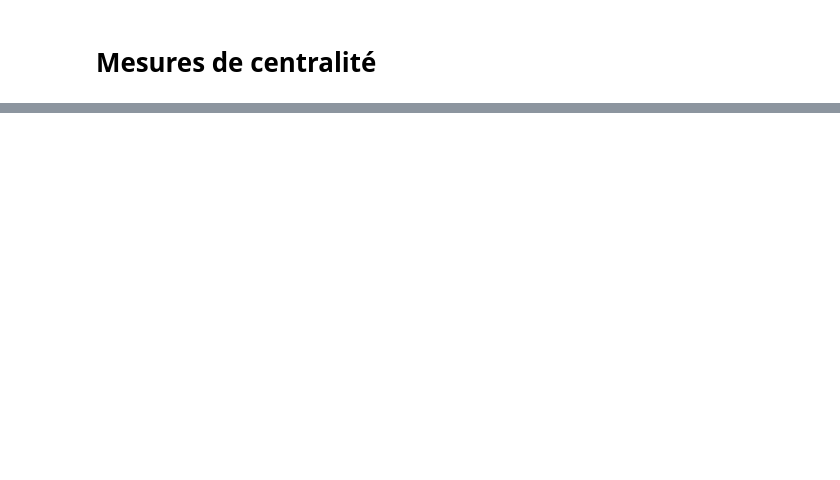
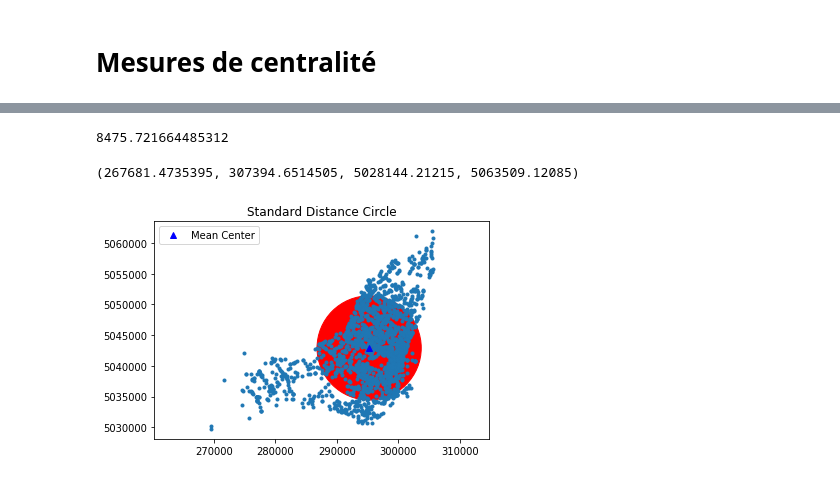
Before and after one commit to nsaunier/CIV8760, a Jupyter notebook: 03-donnees-spatiales.ipynb, the cells around one changed output, grey strips where cells are left out. Saved outputs shown, nothing was run; the diff lists cells and outputs as text; code cells hidden in the pictures; blank space fills up the shorter version.

```diff
--- a/03-donnees-spatiales.ipynb
+++ b/03-donnees-spatiales.ipynb
@@ -47,5 +49,6 @@ from pointpats import PointPattern
 from pointpats.centrography import hull, mbr, mean_center, weighted_mean_center, manhattan_median, std_distance,euclidean_median,ellipse
 pp = PointPattern(accidents[['LOC_X','LOC_Y']])
 pp.summary()
+pp10 = PointPattern(pp.points[::10])
 # %% [output]
 Point Pattern
@@ -84,0 +100,15 @@ plt.axis('equal')
+# %%
+# Écart-type de la distance de chaque point par rapport au centre moyen
+stdd = std_distance(pp.points)
+print(stdd)
+circle1=plt.Circle((mc[0], mc[1]),stdd,color='r')
+ax = pp10.plot(get_ax=True, title='Standard Distance Circle')
+ax.add_artist(circle1)
+plt.plot(mc[0], mc[1], 'b^', label='Mean Center')
+ax.set_aspect('equal')
+plt.legend(numpoints=1)
+plt.axis('equal')
+# %% [output]
+8475.721664485312
+(267681.4735395, 307394.6514505, 5028144.21215, 5063509.12085)
+[figure, added]
```
Also changed, not shown: parts of 10 cells of this notebook, 11 other files.
